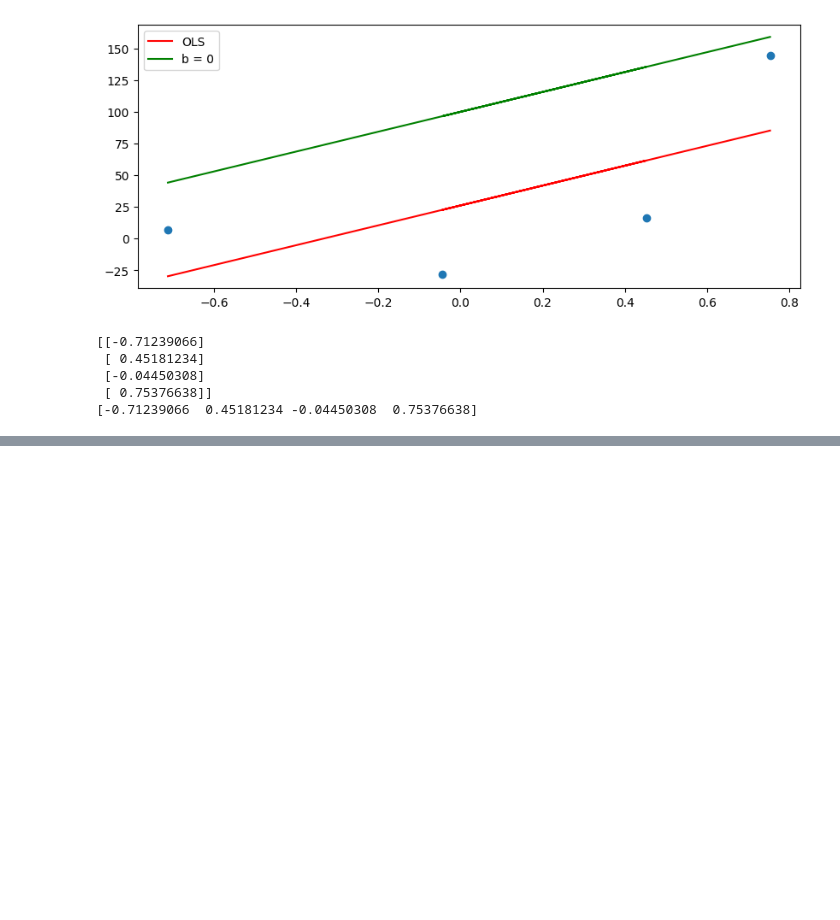
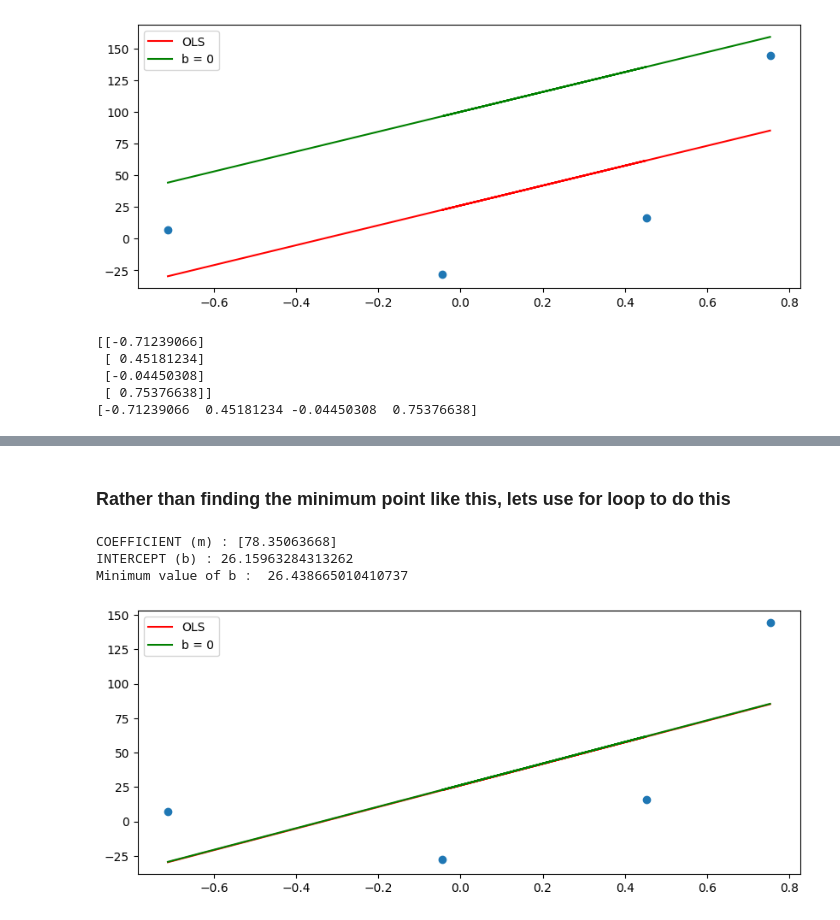
Before and after one commit to Ashura369/Python_and_Data_Science, a Jupyter notebook: 0 ML lecture/20_1 .ipynb, the cells around one changed output, grey strips where cells are left out. Cells and saved outputs as stored; diff of their text form; code cells hidden in the pictures; blank space fills up the shorter version.

```diff
--- a/0 ML lecture/20_1 .ipynb
+++ b/0 ML lecture/20_1 .ipynb
@@ -157,0 +153,40 @@ INTERCEPT       : 26.750426626179426
+# %% [markdown]
+### **Rather than finding the minimum point like this, lets use for loop to do this**
+# %%
+m = 78.35
+b = 100
+lr = 0.1
+loops = 25     # just keep lower the value of loops here, so that you can understand how green line moves toward the red line, and intercept line reachign to lowest minimum point
+n = len(y)
+
+print('COEFFICIENT (m) :', reg.coef_)        # m
+print('INTERCEPT (b) :', reg.intercept_)   # b
+
+for i in range(loops):
+    y_hat = (m * X.ravel()) + b
+    gradient = -(2/n) * np.sum(y - y_hat)
+    new_b = b - (lr * gradient)
+
+    if new_b > b:
+        new_b = b
+
+    b = new_b
+
+print('Minimum value of b : ', b)
+
+
+y_pred = ((m* X) + b).reshape(4)
+
+plt.figure(figsize=(10,4))
+plt.scatter(X,y)
+plt.plot(X,reg.predict(X),color='r',label='OLS')
+plt.plot(X,y_pred,color='g',label='b = 0')
+plt.legend()
+plt.show()
+
+# as you can see the new value of b which is green line is completely over the red line
+# %% [output]
+COEFFICIENT (m) : [78.35063668]
+INTERCEPT (b) : 26.15963284313262
+Minimum value of b :  26.438665010410737
+[figure, added]
```
Also changed, not shown: parts of 3 cells of this notebook, 1 other file.
